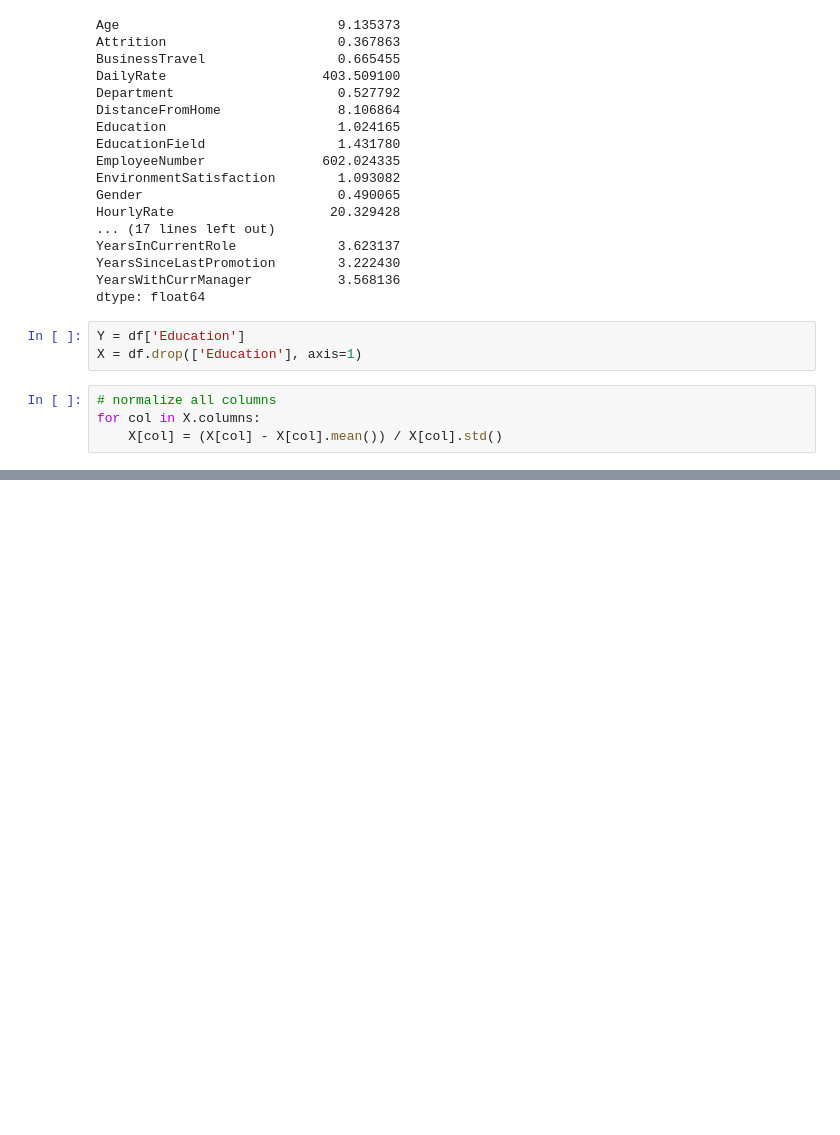
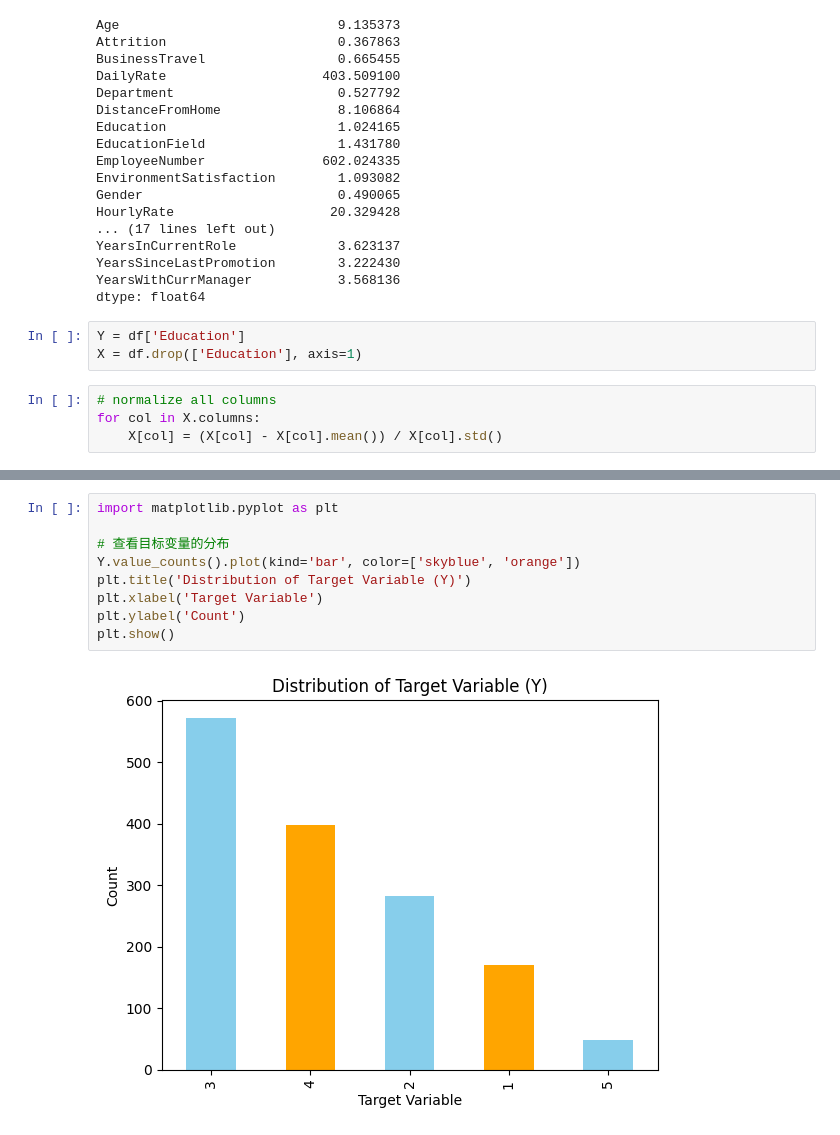
Before and after one commit to Vghxv/112-1-EDM, a Jupyter notebook: main.ipynb, the cells around one changed output, grey strips where cells are left out. Drawn from its saved outputs; the diff is of its cells as text; blank space fills up the shorter version.

```diff
--- a/main.ipynb
+++ b/main.ipynb
@@ -195,0 +145,11 @@ plt.show()
+# %%
+import matplotlib.pyplot as plt
+
+# 查看目标变量的分布
+Y.value_counts().plot(kind='bar', color=['skyblue', 'orange'])
+plt.title('Distribution of Target Variable (Y)')
+plt.xlabel('Target Variable')
+plt.ylabel('Count')
+plt.show()
+# %% [output]
+[figure, added]
```
Also changed, not shown: parts of 5 cells of this notebook, 2 other files.
